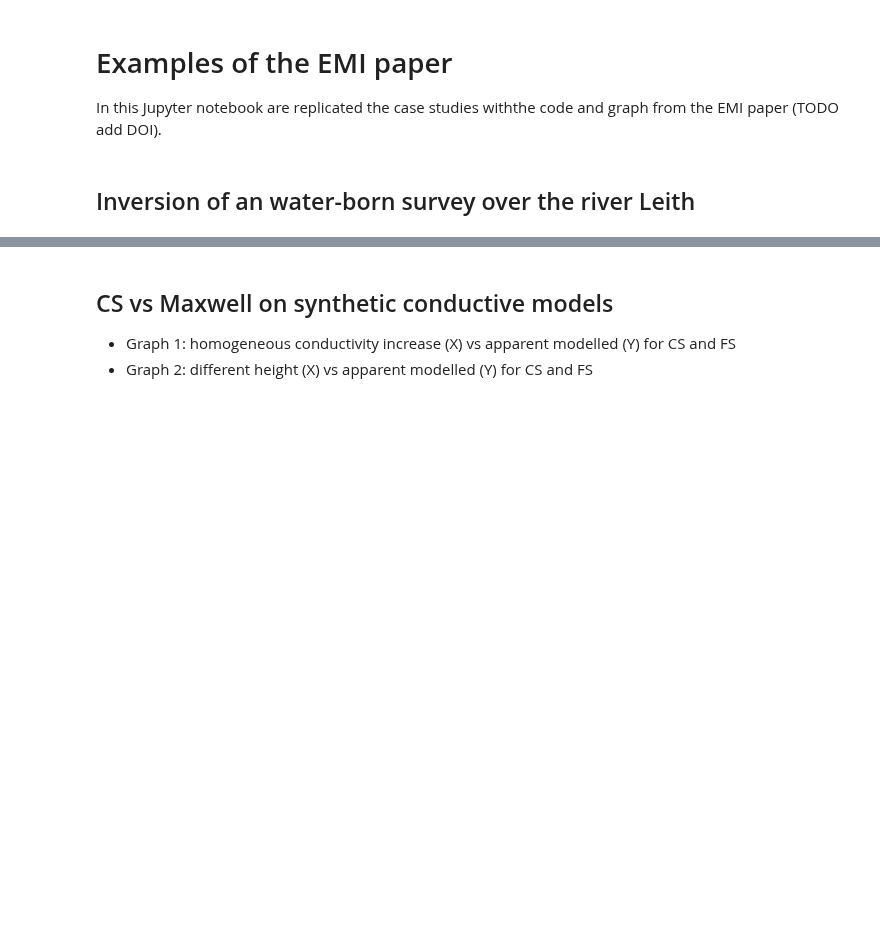
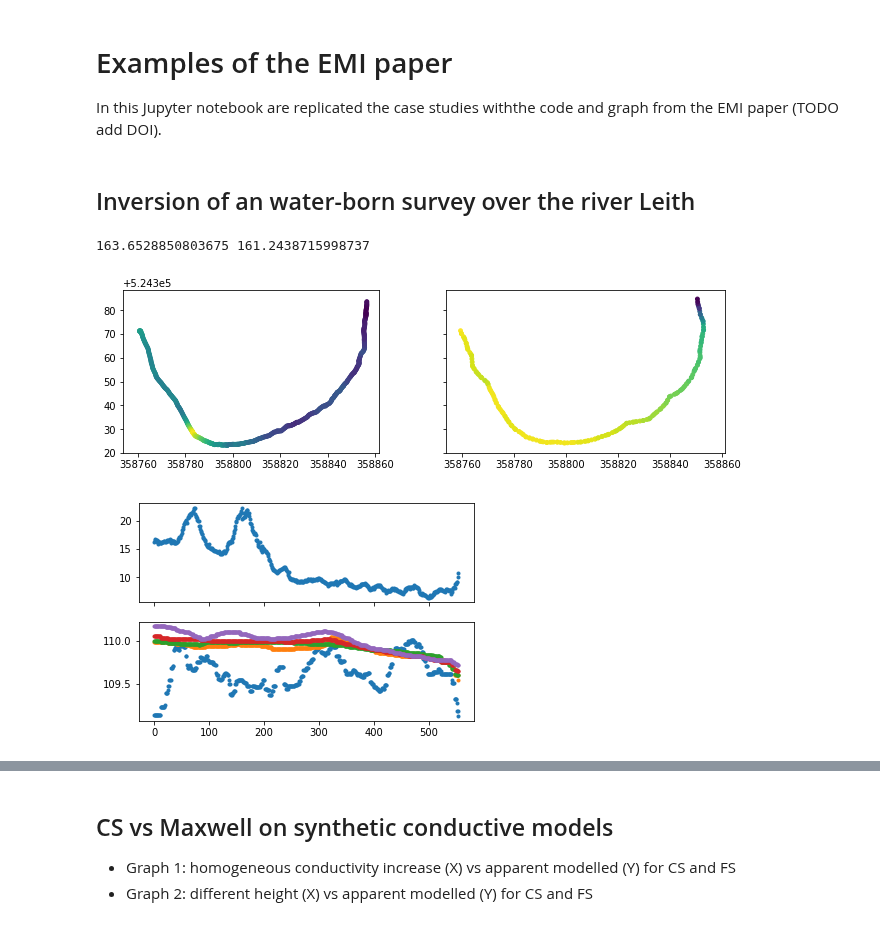
Before and after one commit to hkexgroup/emagpy, a Jupyter notebook: src/em-paper.ipynb, the cells around one changed output, grey strips where cells are left out. Drawn from its saved outputs; the diff is of its cells as text; code cells hidden in the pictures; blank space fills up the shorter version.

Commit message:
update paper EM and add leith_dataset

```diff
--- a/src/em-paper.ipynb
+++ b/src/em-paper.ipynb
@@ -16,3 +16,56 @@ outputdir = 'figures/'
 letters = ['a','b','c','d','e','f','g','h','i','j']
 # %% [markdown]
 ## Inversion of an water-born survey over the river Leith
+# %%
+# interpolate head data to EMI survey
+from scipy.interpolate import griddata
+dfem = pd.read_csv(datadir + 'leith/leith_emi.csv') # collected up flow
+dfem = dfem[::-1].reset_index(drop=True)
+dfhead = pd.read_csv(datadir + 'leith/heads3.csv') # collected down flow
+cols = dfhead.columns[3:]
+# Z is elevation of river depth and Stage is elevation of water level
+xi = dfem['x'].values
+yi = dfem['y'].values
+x = dfhead['East(m)'].values
+y = dfhead['North(m)'].values
+
+# compute start and end of overlapping data
+istart = np.argmin(np.abs(np.sqrt((xi[0]-x)**2+(yi[0]-y)**2)))
+iend = np.argmin(np.abs(np.sqrt((xi-x[-1])**2+(yi-y[-1])**2)))
+dfem2 = dfem[:iend]
+dfhead2 = dfhead[istart:].reset_index(drop=True)
+
+# top view
+fig, axs = plt.subplots(1, 2, sharex=True, sharey=True, figsize=(11,3))
+axs[0].scatter(dfem2['x'], dfem2['y'], s=15, c=dfem2['VCP4.49'])
+axs[1].scatter(dfhead2['East(m)'], dfhead2['North(m)'], s=15, c=dfhead2['H20cm(m)'])
+axs[0].set_aspect('equal')
+
+# interpolate heads on EMI data based on nearest coordinates
+xy = dfem2[['x','y']].values
+dfem2.loc[:,'dist'] = 0
+dfem2.loc[1:,'dist'] = np.cumsum(np.sqrt(np.sum(np.diff(xy, axis=0)**2, axis=1)))
+xy = dfhead2[['East(m)', 'North(m)']].values
+dfhead2.loc[:,'dist'] = 0
+dfhead2.loc[1:,'dist'] = np.cumsum(np.sqrt(np.sum(np.diff(xy, axis=0)**2, axis=1)))
+print(dfem2['dist'].values[-1], dfhead2['dist'].values[-1])
+for col in cols:
+#     dfem2.loc[:,col] = np.interp(dfem2['dist'].values, dfhead2['dist'].values,
+#                                  dfhead2[col].values)
+    # flat at the end because of distance discremancies between the two survey
+    dfem2.loc[:,col] = griddata(dfhead2[['East(m)', 'North(m)']].values,
+                               dfhead2[col].values, dfem2[['x','y']].values, method='nearest')
+
+fig, axs = plt.subplots(2, 1, sharex=True)
+axs[0].plot(dfem2['HCP4.49'], '.')
+axs[1].plot(dfem2[cols], '.')
+
+# compute topography as elevation of the surface of the water
+dfem2.loc[:,'elevation'] = dfem2['Z(m)'] + dfem2['depth']
+# river bed elevation + height of water
+
+dfem2.to_csv(datadir + 'leith/leith_dataset.csv', index=False)
+# %% [output]
+163.6528850803675 161.2438715998737
+[figure, added]
+[figure, added]
```
Also changed, not shown: parts of 7 cells of this notebook, 4 other files.
